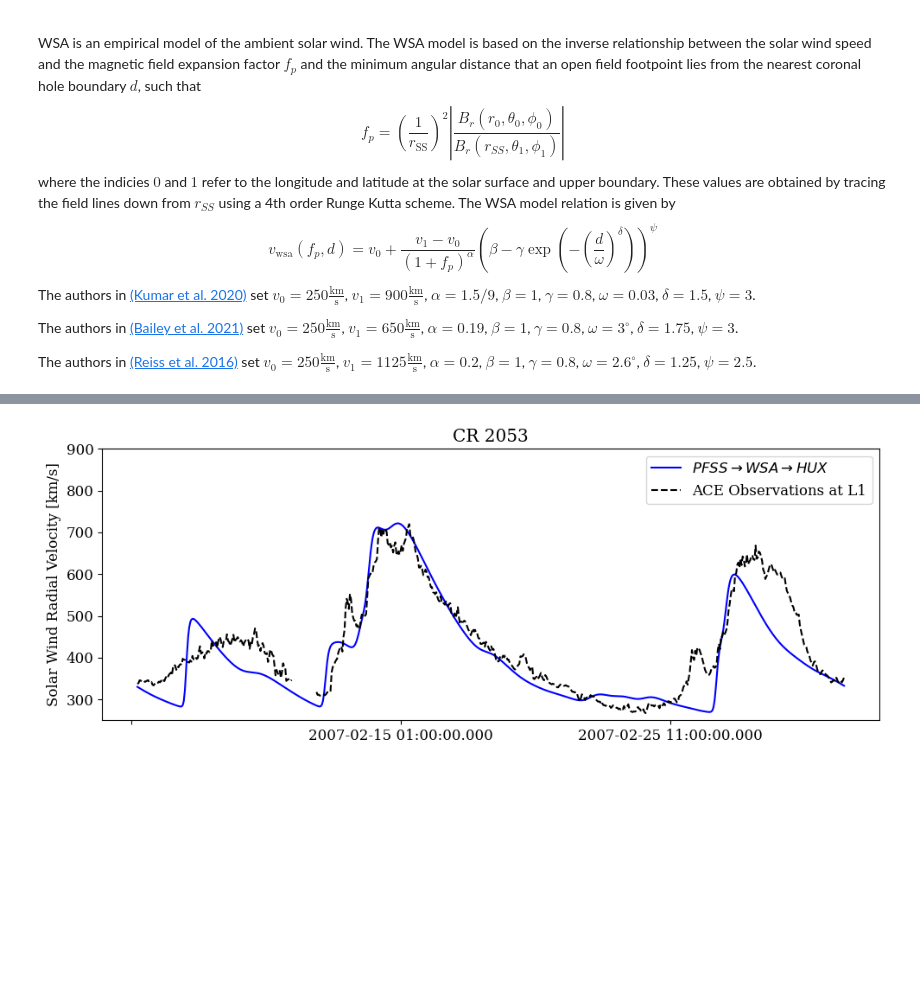
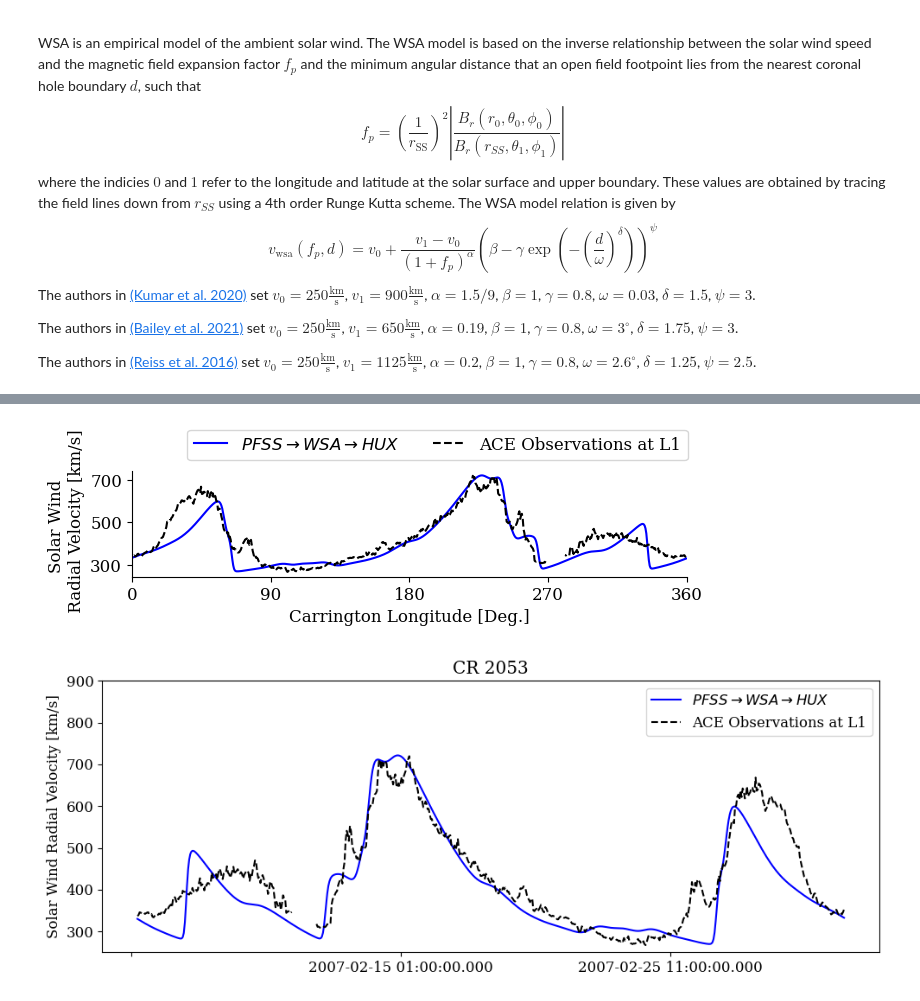
Before and after one commit to opaliss/Parameter_Estimation_Solar_Wind, a Jupyter notebook: model_chain_results/PFSS-WSA-HUX-CR2053.ipynb, the cells around one changed output, grey strips where cells are left out. Saved outputs shown, nothing was run; the diff lists cells and outputs as text; code cells hidden in the pictures; blank space fills up the shorter version.

```diff
--- a/model_chain_results/PFSS-WSA-HUX-CR2053.ipynb
+++ b/model_chain_results/PFSS-WSA-HUX-CR2053.ipynb
@@ -458,3 +476,21 @@ vr_ws_interp = interp_2d_ace_hux(p_hux, r_vec, vr_hux_ws, ACE_r, ACE_longitude)
+# %%
+fig, ax = plt.subplots(figsize=(7, 2.5))
+ax.plot(ACE_longitude[:-2], vr_wsa_interp[:-2], "b", label=r"$PFSS \rightarrow WSA \rightarrow HUX$")
+ax.plot(ACE_longitude[:-2], ACE_vr.value[:-2], ls="--", c="k", label="ACE Observations at L1")
+ax.set_xticks([0, 90, 180, 270, 360])
+ax.set_xticklabels([0, 90, 180, 270, 360], fontsize=12)
+ax.set_yticks([300, 500, 700])
+ax.set_yticklabels([300, 500, 700], fontsize=12)
+ax.set_xlim(0, 360)
+ax.set_xlabel("Carrington Longitude [Deg.]", fontsize=12)
+ax.set_ylabel("Solar Wind \n Radial Velocity [km/s]", fontsize=12)
+ax.legend(fontsize=12, loc=(0.1, 1.1), ncols=2)
+ax.spines['right'].set_visible(False)
+ax.spines['top'].set_visible(False)
+plt.tight_layout()
+plt.savefig("../figs/CR" + str(CR) + "/ACE_radial_velocity_cr" + str(CR) + ".png", dpi=600)
+# %% [output]
+[figure]
 # %%
 fig, ax = plt.subplots(figsize=(10, 4))
 ax.plot(ACE_obstime.value, vr_wsa_interp, "b", label=r"$PFSS \rightarrow WSA \rightarrow HUX$")
```
Also changed, not shown: parts of 10 cells of this notebook, 17 other files.
